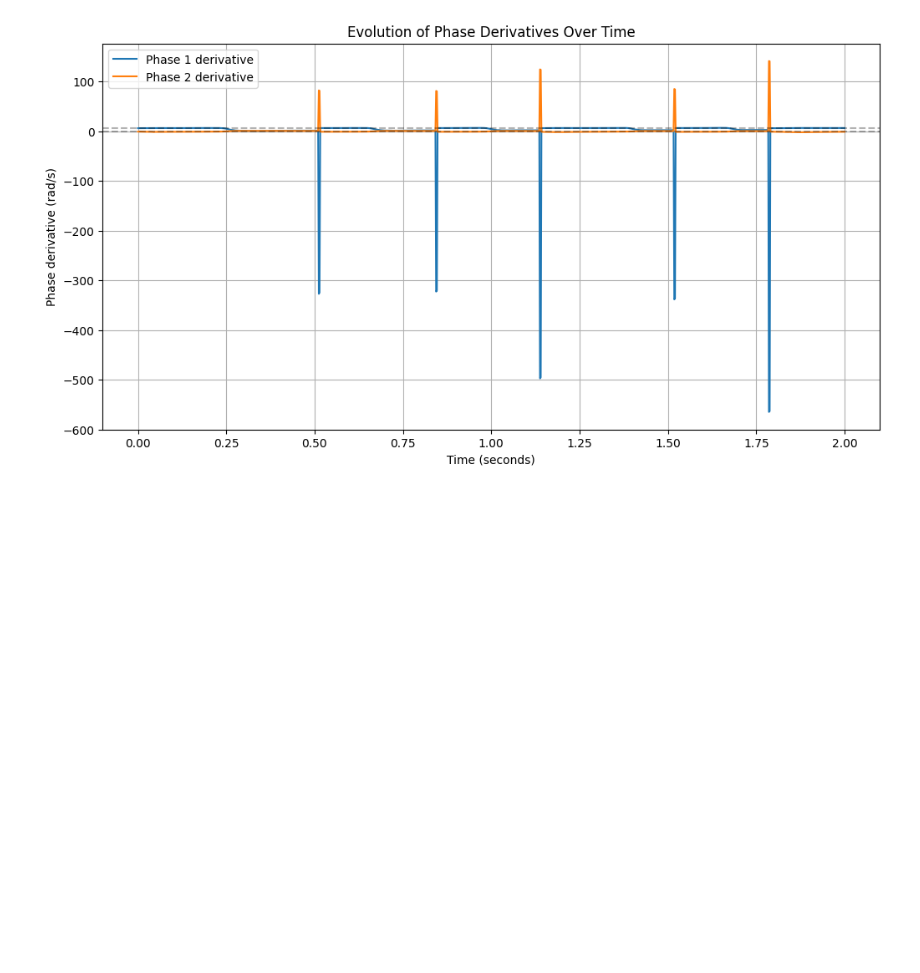
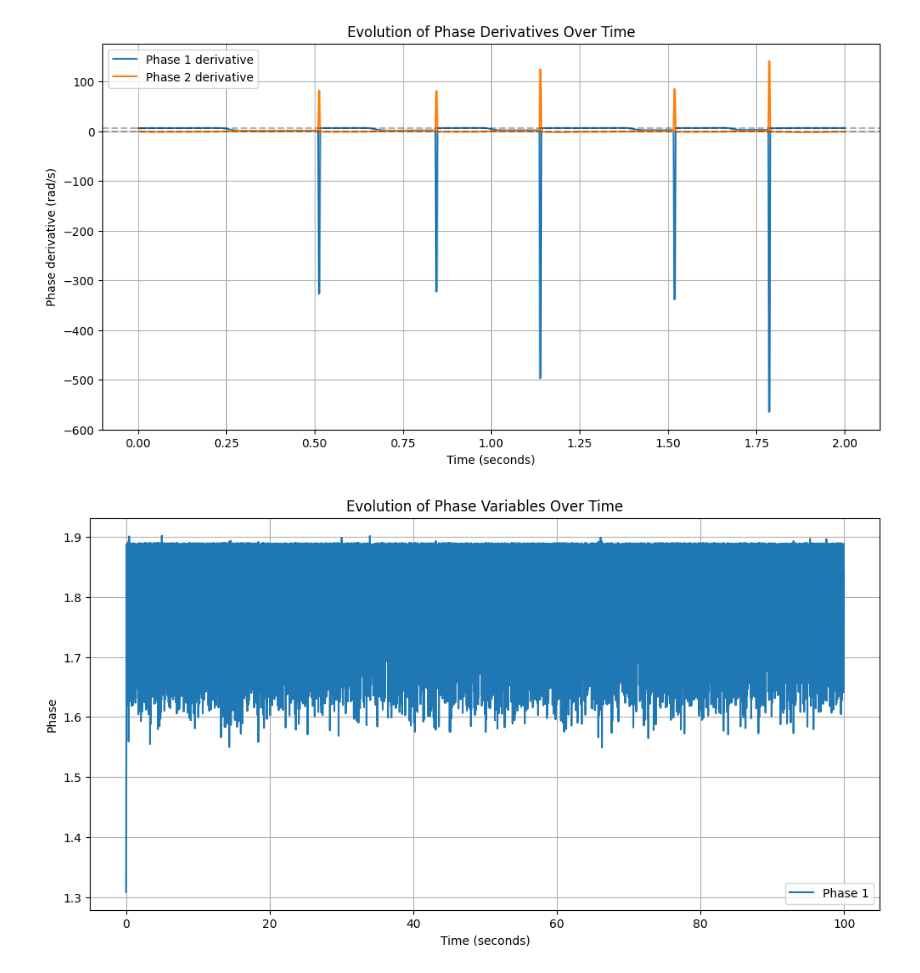
Before and after one commit to Biofluid-Dynamics-Group/cuda-filaments, a Jupyter notebook: analysis/test_emergence/test_emergence.ipynb, the cells around one changed output. Saved outputs shown, nothing was run; the diff lists cells and outputs as text; code cells hidden in the pictures; blank space fills up the shorter version.

```diff
--- a/analysis/test_emergence/test_emergence.ipynb
+++ b/analysis/test_emergence/test_emergence.ipynb
@@ -56,3 +56,27 @@ plt.grid(True)
 plt.show()
 # %% [output]
 [figure]
+# %%
+import pandas as pd
+import matplotlib.pyplot as plt
+
+# Read the data
+data = pd.read_csv('../../data/emergent_test_new_gmres_no_elas/20250314/ciliate_4fil_9000blob_8.00R_0.0010torsion_0.2182tilt_0.3000f_eff_1.4960theta0_0.0000freqshift_true_states.dat',
+                   delimiter=' ',
+                   header=None)
+
+# Convert index to time (500 indices = 1 second)
+time = data[0] / 300
+
+# Plot both phase variables
+plt.figure(figsize=(12, 6))
+plt.plot(time, data[5], label='Phase 1')
+# plt.plot(time, data[3], label='Phase 2')
+plt.xlabel('Time (seconds)')
+plt.ylabel('Phase')
+plt.title('Evolution of Phase Variables Over Time')
+plt.legend()
+plt.grid(True)
+plt.show()
+# %% [output]
+[figure, added]
```
